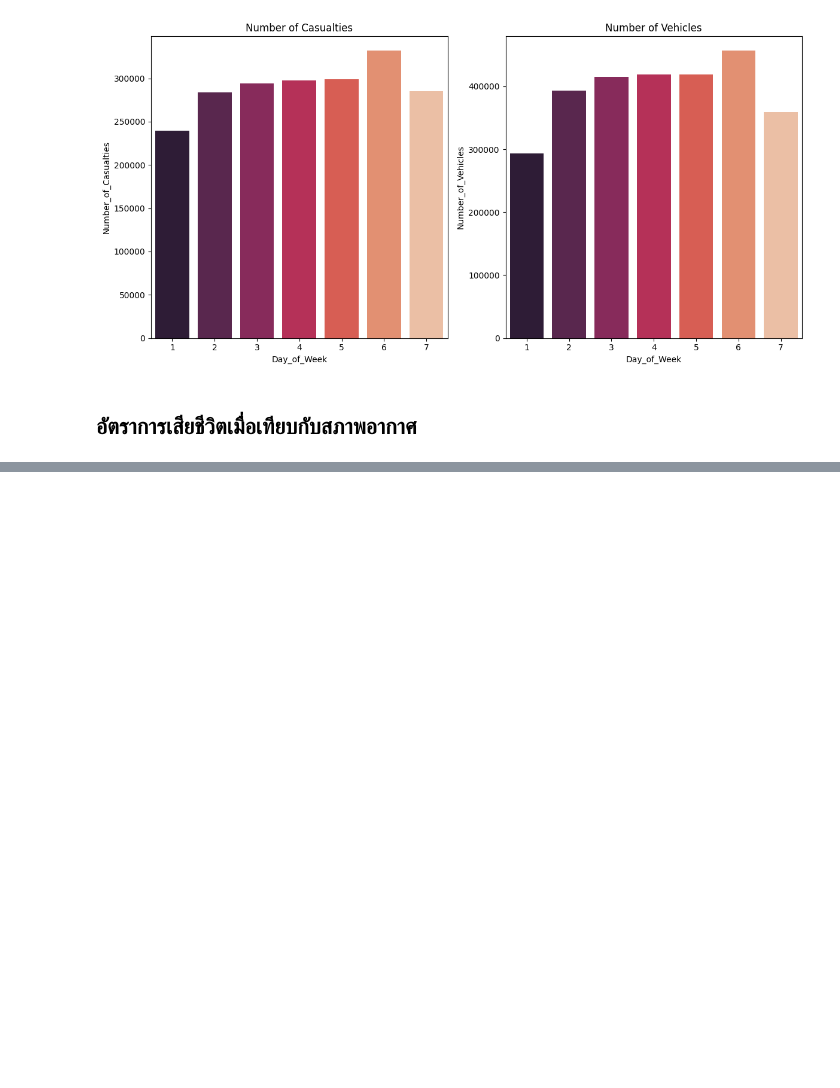
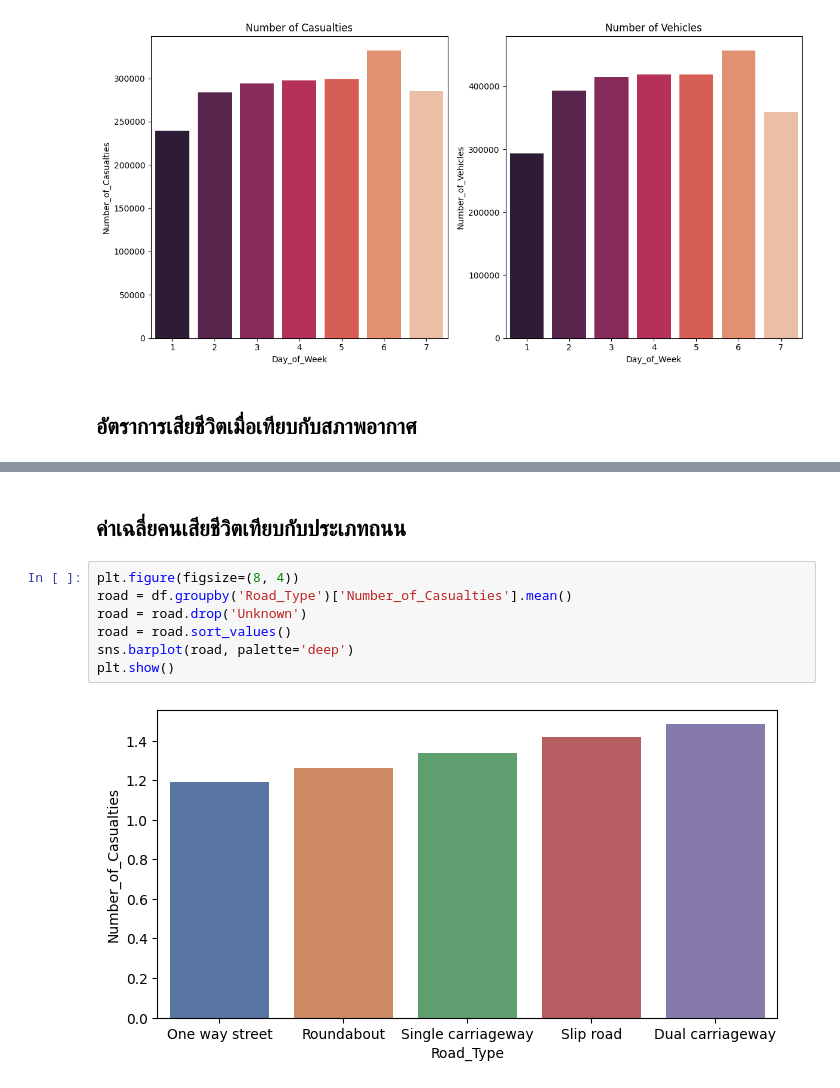
Before and after one commit to kirby-cs-org/project, a Jupyter notebook: analysis.ipynb, the cells around one changed output, grey strips where cells are left out. Drawn from its saved outputs; the diff is of its cells as text; blank space fills up the shorter version.

```diff
--- a/analysis.ipynb
+++ b/analysis.ipynb
@@ -221,0 +253,11 @@ plt.show()
+# %% [markdown]
+## ค่าเฉลี่ยคนเสียชีวิตเทียบกับประเภทถนน
+# %%
+plt.figure(figsize=(8, 4))
+road = df.groupby('Road_Type')['Number_of_Casualties'].mean()
+road = road.drop('Unknown')
+road = road.sort_values()
+sns.barplot(road, palette='deep')
+plt.show()
+# %% [output]
+[figure, added]
```
Also changed, not shown: parts of 8 cells of this notebook.
